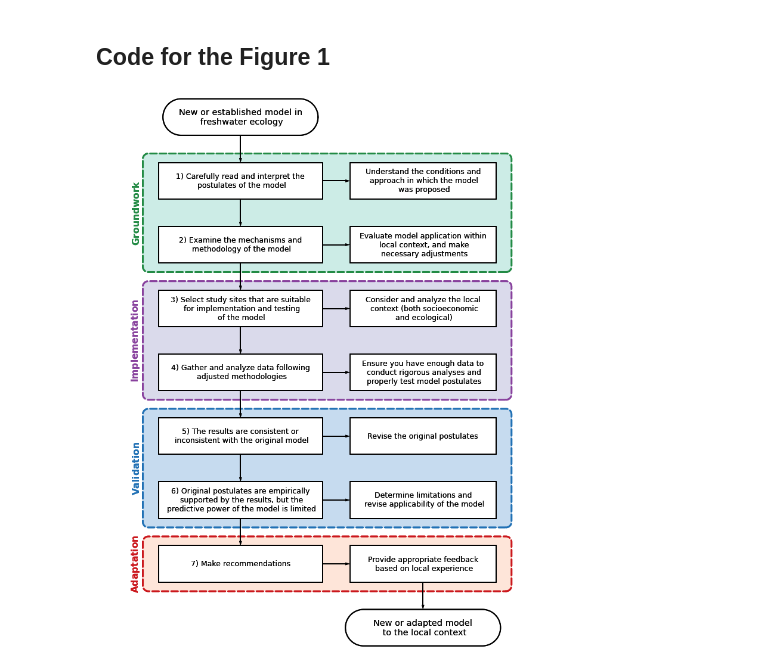
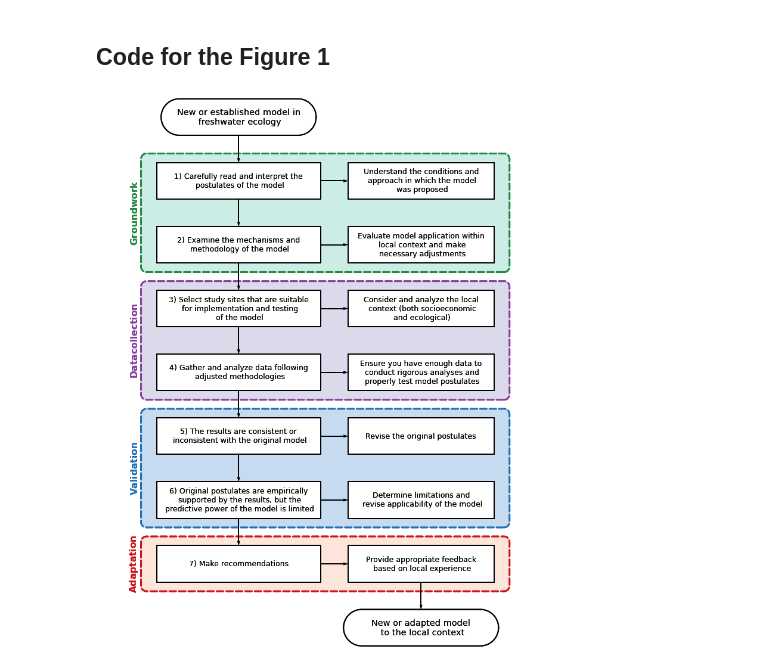
Before and after one commit to PEGutierrezF/flow_chart_mcf, a Jupyter notebook: Figure 1 Flow chart.ipynb, the cells around one changed output. Drawn from its saved outputs; the diff is of its cells as text; code cells hidden in the pictures.

Commit message:
data

```diff
--- a/Figure 1 Flow chart.ipynb
+++ b/Figure 1 Flow chart.ipynb
@@ -62,7 +62,7 @@ with schemdraw.Drawing() as d:
           .fill('white'))
 
     d += flow.Arrow().right(d.unit/2).at(step2.E)
-    d += (act2 := flow.Box(w=8, h=2).label('Evaluate model application within\n local context, and make\n necessary adjustments')
+    d += (act2 := flow.Box(w=8, h=2).label('Evaluate model application within\n local context and make\n necessary adjustments')
          .fill('white'))
 
     d += flow.Arrow().right(d.unit/2).at(step3.E)
@@ -80,32 +80,32 @@ with schemdraw.Drawing() as d:
     d += flow.Arrow().right(d.unit/2).at(step6.E)
     d += (act6 := flow.Box(w=8, h=2).label('Determine limitations and\n revise applicability of the model')
           .fill('white'))
 
     d += flow.Arrow().right(d.unit/2).at(step7.E)
     d += (act7 := flow.Box(w=8, h=2).anchor('W').label('Provide appropriate feedback\n based on local experience')
          .fill('white'))
 
     d += flow.Arrow().down(d.unit/2).at(act7.S)
     d += flow.Start(w=8.5, h=2).label('New or adapted model\n to the local context', fontsize=16)
 
 
 
     #Phase names.  Frame each phase.
     d += (phase1 := elm.EncircleBox([step1, step2, act1, act2], padx=.85,pady=0.5).linestyle('--')
           .linewidth(3).color('#238b45').fill('#ccece6').label(r'$\bfGroundwork$', loc='left', rotate=90, fontsize=17))
 
     d += (phase2 := elm.EncircleBox([step4,  step3, act4, act3], padx=.85,pady=0.5).linestyle('--')
-          .linewidth(3).color('#88419d').fill("#dadaeb").label(r'$\bfImplementation$', loc='left',rotate=90, fontsize=17))
+          .linewidth(3).color('#88419d').fill("#dadaeb").label(r'$\bfData collection$', loc='left',rotate=90, fontsize=17))
 
     d += (phase2 := elm.EncircleBox([step5, step6, act5, act6], padx=.85,pady=0.5).linestyle('--')
           .linewidth(3).color('#2171b5').fill("#c6dbef").label(r'$\bfValidation$', loc='left',rotate=90, fontsize=17))
 
     d += (phase3 := elm.EncircleBox([step7, act7], padx=0.85, pady=.5).linestyle('--')
           .linewidth(3).color('#cb181d').fill('#fee5d9').label(r'$\bfAdaptation$', loc='left', rotate=90, fontsize=17))
 
 
     # Save and export figure
     d.save("Figure 1.jpg", dpi=300)
     d.save("Figure 1.eps", dpi=300)
 # %% [output]
-[figure, old version]
+[figure, new version]
```
Also changed, not shown: 2 other files.
